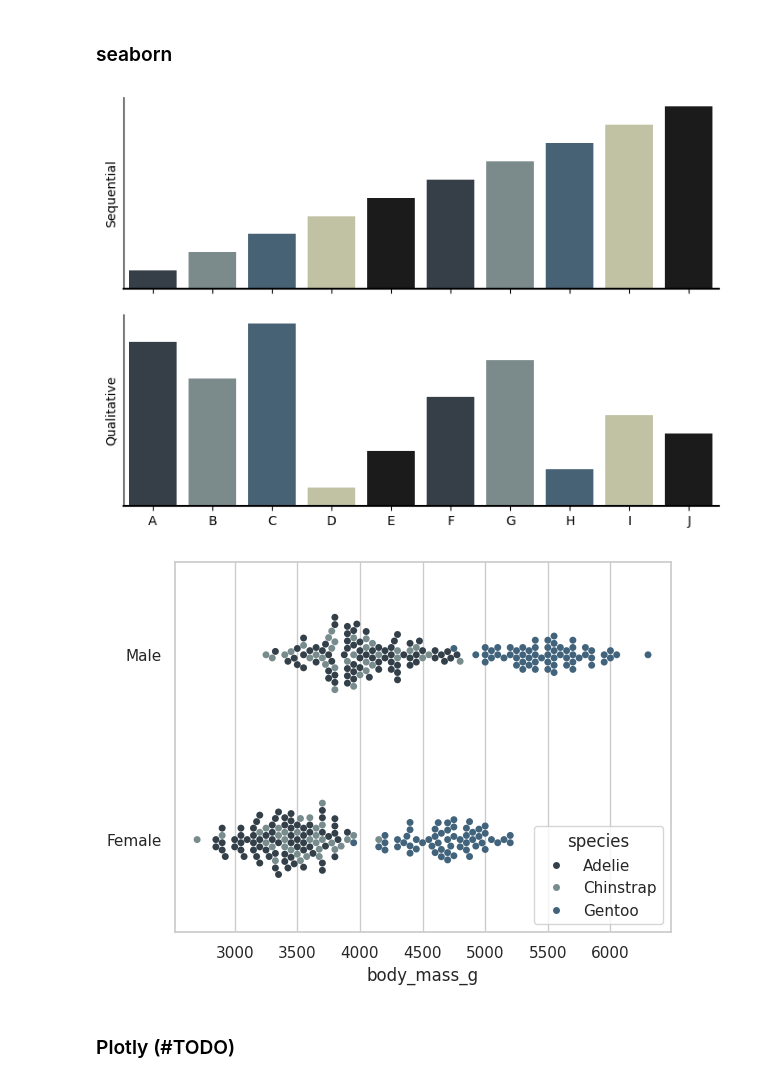
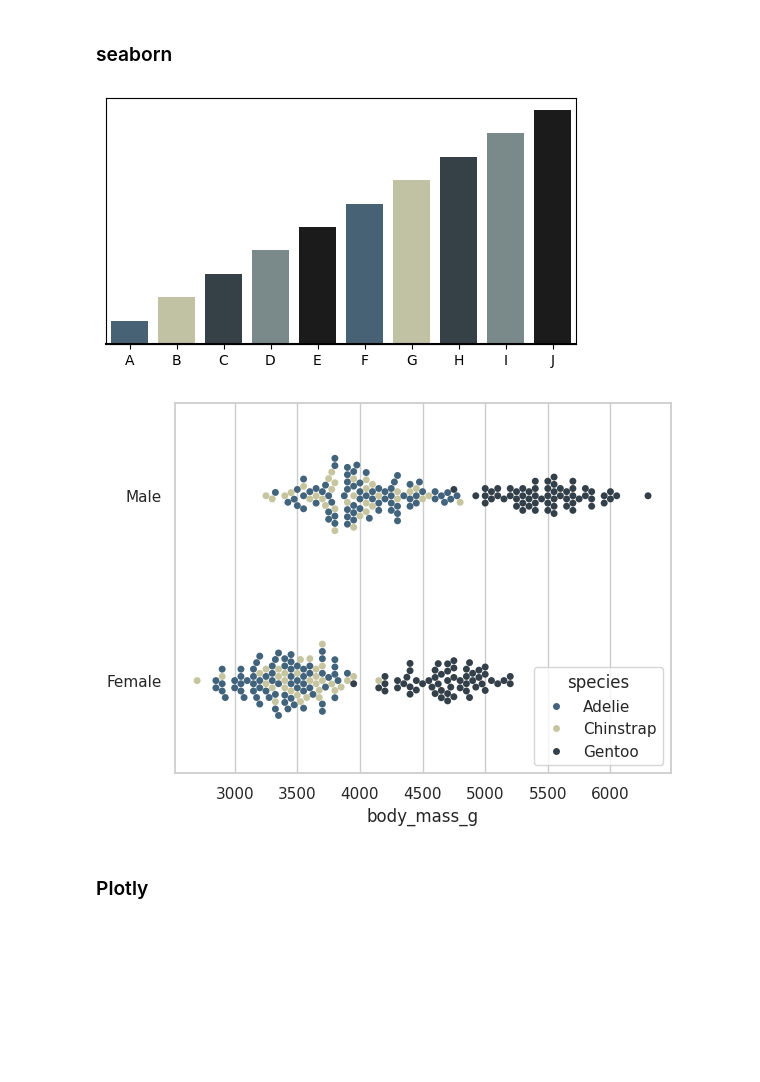
Before and after one commit to sansona/palettecleanse, a Jupyter notebook: colormap_explorer.ipynb, the cells around one changed output. Cells and saved outputs as stored; diff of their text form; code cells hidden in the pictures; blank space fills up the shorter version.

Commit message:
Completed basic test suite, implemented functionality for plotly

```diff
--- a/colormap_explorer.ipynb
+++ b/colormap_explorer.ipynb
@@ -64,43 +66,37 @@ plt.show()
 # %%
 vangogh_sns = convert_to_cmap(f'images/{fname}', library='seaborn')
 # %%
-# example bar plot - https://seaborn.pydata.org/examples/palette_choices.html
-f, (ax1, ax2) = plt.subplots(2, 1, figsize=(7, 5), sharex=True)
+# example bar plot with a discrete colormap- https://seaborn.pydata.org/examples/palette_choices.html
+f, ax = plt.subplots(1, 1, figsize=(5, 3))
 
 rs = np.random.RandomState(8)
 # Generate some sequential data
 x = np.array(list("ABCDEFGHIJ"))
-y1 = np.arange(1, 11)
-sns.barplot(x=x, y=y1, hue=x, palette=vangogh_sns, ax=ax1)
-ax1.axhline(0, color="k", clip_on=False)
-ax1.set_ylabel("Sequential")
+y = np.arange(1, 11)
+sns.barplot(x=x, y=y, hue=x, palette=vangogh_sns, ax=ax)
+ax.axhline(0, color="k", clip_on=False)
 
-# Randomly reorder the data to make it qualitative
-y2 = rs.choice(y1, len(y1), replace=False)
-sns.barplot(x=x, y=y2, hue=x, palette=vangogh_sns, ax=ax2)
-ax2.axhline(0, color="k", clip_on=False)
-ax2.set_ylabel("Qualitative")
-
-# Finalize the plot
-sns.despine(bottom=True)
 plt.setp(f.axes, yticks=[])
-plt.tight_layout(h_pad=2)
+plt.tight_layout()
 # %% [output]
-[figure, old version]
+[figure, new version]
 # %%
-# example scatterplot - https://seaborn.pydata.org/examples/scatterplot_categorical.html
+# example scatterplot with dicrete colormap - https://seaborn.pydata.org/examples/scatterplot_categorical.html
 
 sns.set_theme(style="whitegrid", palette=vangogh_sns)
 df = sns.load_dataset("penguins")
 
 # Draw a categorical scatterplot to show each observation
-ax = sns.swarmplot(data=df, x="body_mass_g", y="sex", hue="species")
+ax = sns.swarmplot(data=df,
+                   x="body_mass_g",
+                   y="sex",
+                   hue="species")
 ax.set(ylabel="")
 plt.show()
 # %% [output]
-[figure, old version]
+[figure, new version]
 # %% [markdown]
-### Plotly (#TODO)
+### Plotly
 # %%
 vangogh_px = convert_to_cmap(f'images/{fname}', library='plotly')
 # %%
```
Also changed, not shown: parts of 10 cells of this notebook, 4 other files.
